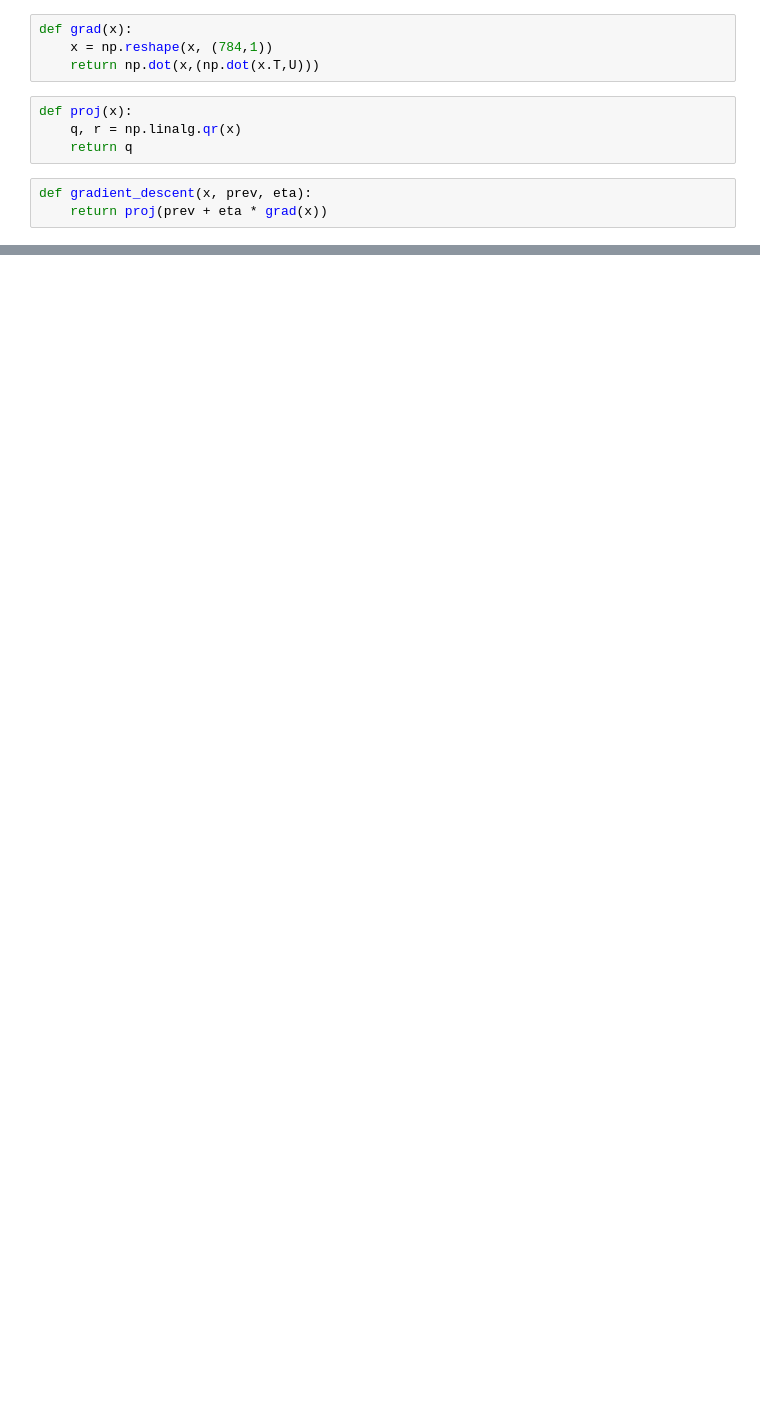
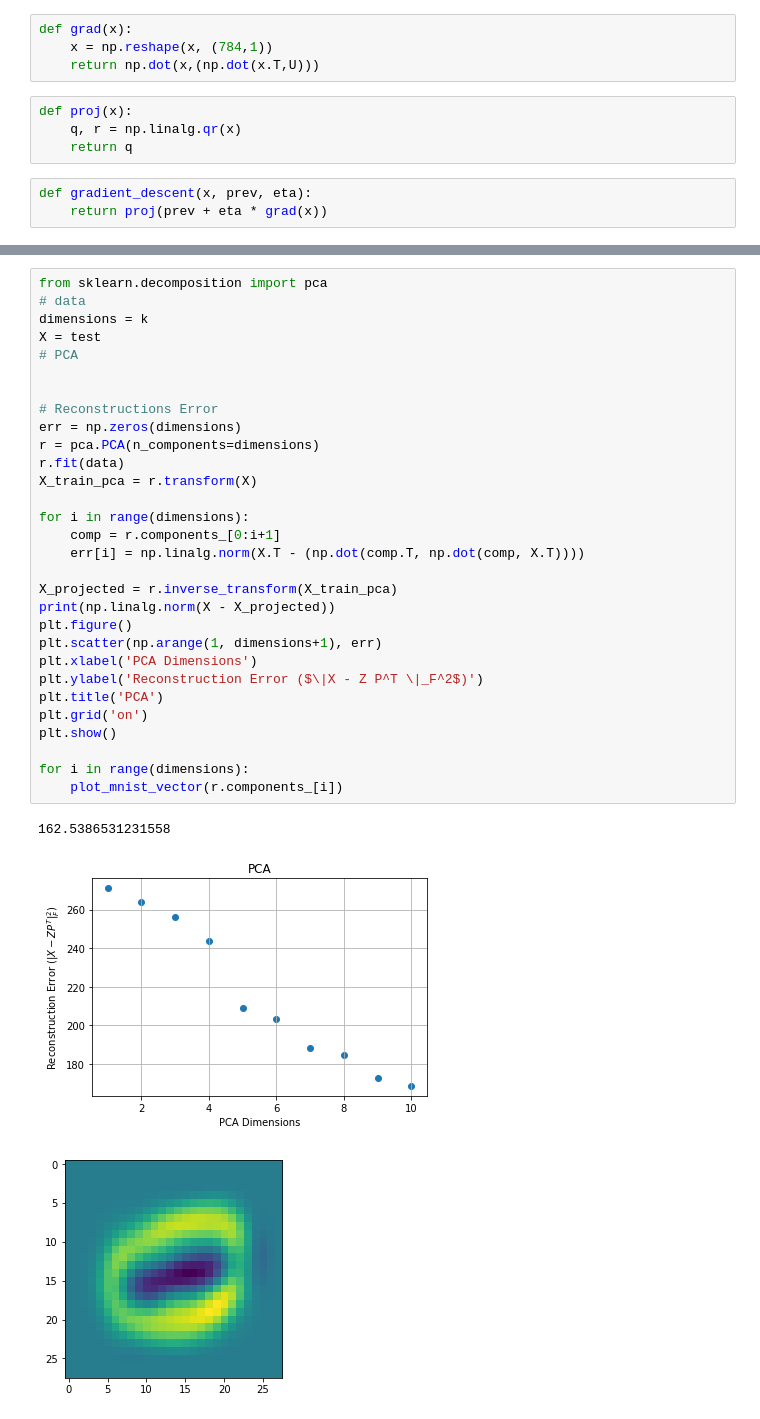
Before and after one commit to jz1242/MachineLearningOptimization, a Jupyter notebook: hw1/hw1pr1.ipynb, the cells around one changed output, grey strips where cells are left out. Cells and saved outputs as stored; diff of their text form; blank space fills up the shorter version.

```diff
--- a/hw1/hw1pr1.ipynb
+++ b/hw1/hw1pr1.ipynb
@@ -62,0 +109,34 @@ def predict(inp, mat):
+# %%
+from sklearn.decomposition import pca
+# data
+dimensions = k
+X = test
+# PCA
+
+
+# Reconstructions Error
+err = np.zeros(dimensions)
+r = pca.PCA(n_components=dimensions)
+r.fit(data)
+X_train_pca = r.transform(X)
+
+for i in range(dimensions):
+    comp = r.components_[0:i+1]
+    err[i] = np.linalg.norm(X.T - (np.dot(comp.T, np.dot(comp, X.T))))
+
+X_projected = r.inverse_transform(X_train_pca)
+print(np.linalg.norm(X - X_projected))
+plt.figure()
+plt.scatter(np.arange(1, dimensions+1), err)
+plt.xlabel('PCA Dimensions')
+plt.ylabel('Reconstruction Error ($\|X - Z P^T \|_F^2$)')
+plt.title('PCA')
+plt.grid('on')
+plt.show()
+
+for i in range(dimensions):
+    plot_mnist_vector(r.components_[i])
+# %% [output]
+162.5386531231558
+[figure, added]
+[figure, added]
```
Also changed, not shown: parts of 11 cells of this notebook.
